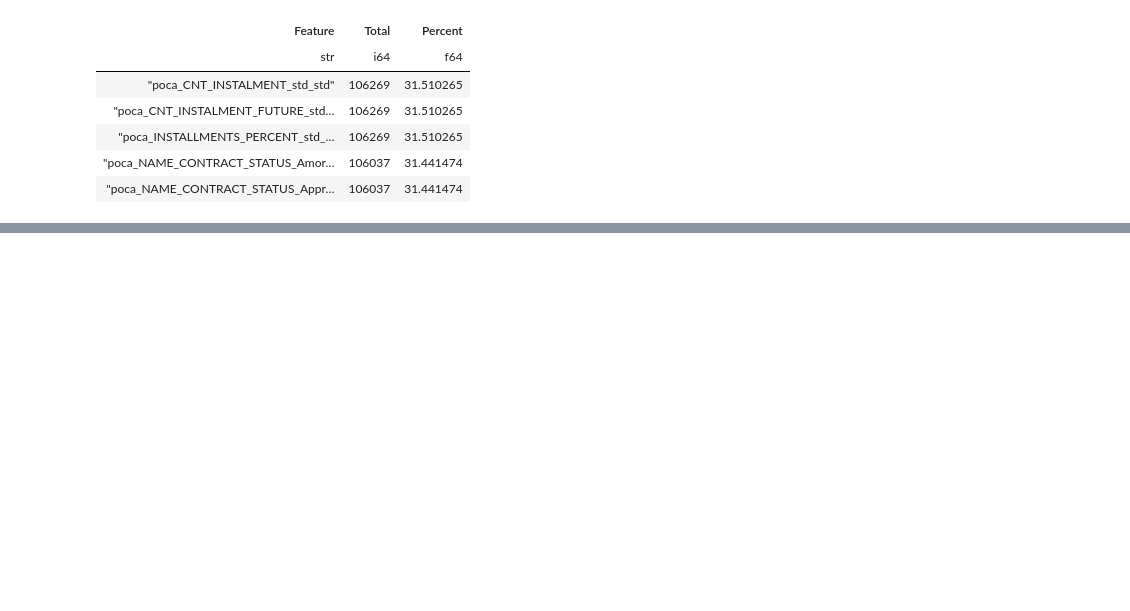
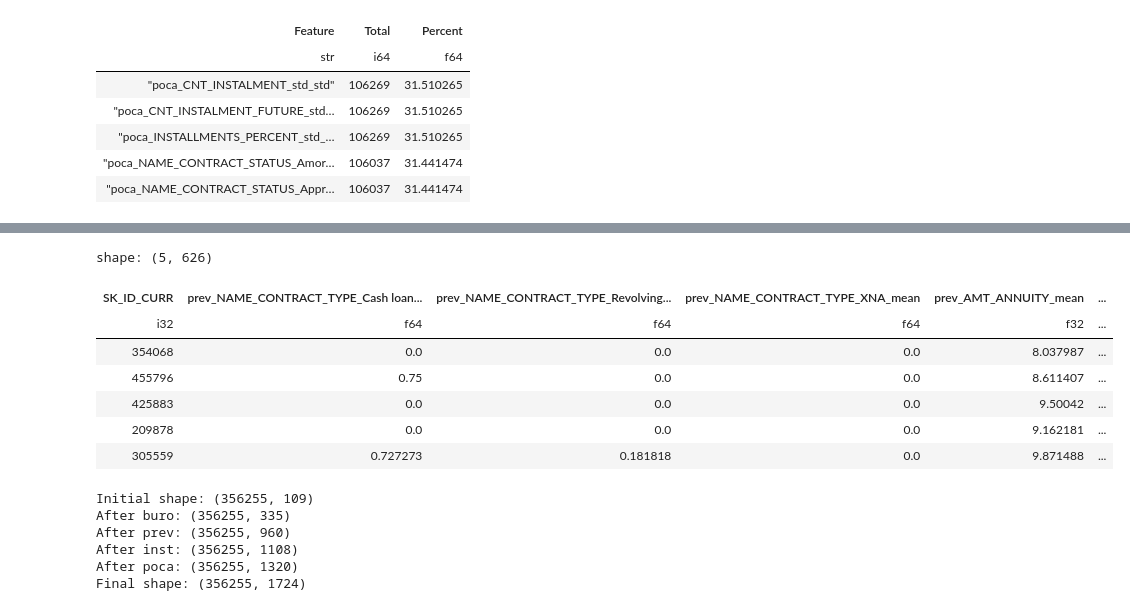
Before and after one commit to mohakapoor/CreditRiskAnalyzer, a Jupyter notebook: src/preprocessing.ipynb, the cells around one changed output, grey strips where cells are left out. Saved outputs shown, nothing was run; the diff lists cells and outputs as text; code cells hidden in the pictures; blank space fills up the shorter version.

```diff
--- a/src/preprocessing.ipynb
+++ b/src/preprocessing.ipynb
@@ -549,0 +686,3 @@ del poca
+# %%
+# dummy encodnig for factors
+prev = prev.to_dummies(cs.string(), drop_first = True)
@@ -549,0 +702,18 @@ del poca
+# %%
+
+# 2. Aggregate data
+agg_prev = utils.aggregate_data(prev, id_var="SK_ID_CURR", label="prev")
+
+# 3. Clean up
+omits = ["APPROVE_RATIO_1", "APPROVE_RATIO_3", "APPROVE_RATIO_5",
+         "REJECT_RATIO_1", "REJECT_RATIO_3",  "REJECT_RATIO_5",
+         "FLAG_LAST_APPL_PER_CONTRACT_Y", "CNT_PREV_CONTRACTS", "CNT_PREV_APPLICATIONS",
+         "APPL_PER_CONTRACT_RATIO"]
+
+drop_cols = []
+for var in omits:
+    drop_cols.extend([f"prev_{var}_std", f"prev_{var}_min", f"prev_{var}_max"])
+
+
+valid_drops = [col for col in drop_cols if col in agg_prev.columns]
+agg_prev = agg_prev.drop(valid_drops)
@@ -549,0 +738,12 @@ del poca
+# %%
+# check data
+agg_prev.head()
+# %% [output]
+shape: (5, 626)
+| SK_ID_CURR | prev_NAME_CONTRACT_TYPE_Cash loan... | prev_NAME_CONTRACT_TYPE_Revolving... | prev_NAME_CONTRACT_TYPE_XNA_mean | prev_AMT_ANNUITY_mean | ... |
+| i32 | f64 | f64 | f64 | f32 | ... |
+| 354068 | 0.0 | 0.0 | 0.0 | 8.037987 | ... |
+| 455796 | 0.75 | 0.0 | 0.0 | 8.611407 | ... |
+| 425883 | 0.0 | 0.0 | 0.0 | 9.50042 | ... |
+| 209878 | 0.0 | 0.0 | 0.0 | 9.162181 | ... |
+| 305559 | 0.727273 | 0.181818 | 0.0 | 9.871488 | ... |
@@ -549,0 +753,30 @@ del poca
+# %%
+# Merge data sequentially and delete the individual tables to save RAM
+print("Initial shape:", appl.shape)
+
+appl = appl.join(agg_buro, on="SK_ID_CURR", how="left")
+del agg_buro
+print("After buro:", appl.shape)
+
+appl = appl.join(agg_prev, on="SK_ID_CURR", how="left")
+del agg_prev
+print("After prev:", appl.shape)
+
+appl = appl.join(agg_inst, on="SK_ID_CURR", how="left")
+del agg_inst
+print("After inst:", appl.shape)
+
+appl = appl.join(agg_poca, on="SK_ID_CURR", how="left")
+del agg_poca
+print("After poca:", appl.shape)
+
+appl = appl.join(agg_card, on="SK_ID_CURR", how="left")
+del agg_card
+print("Final shape:", appl.shape)
+# %% [output]
+Initial shape: (356255, 109)
+After buro: (356255, 335)
+After prev: (356255, 960)
+After inst: (356255, 1108)
+After poca: (356255, 1320)
+Final shape: (356255, 1724)
```
Also changed, not shown: parts of 20 cells of this notebook.
